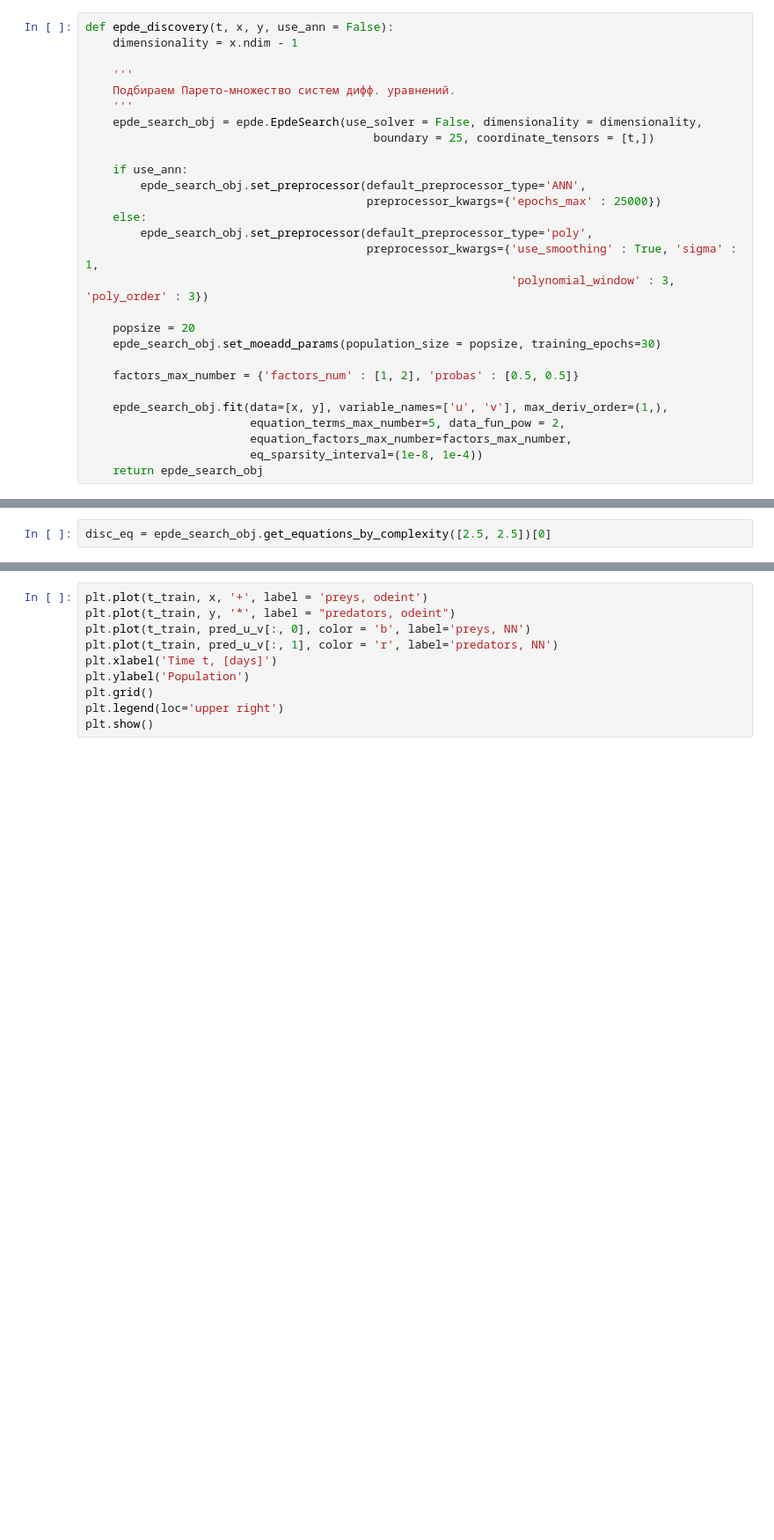
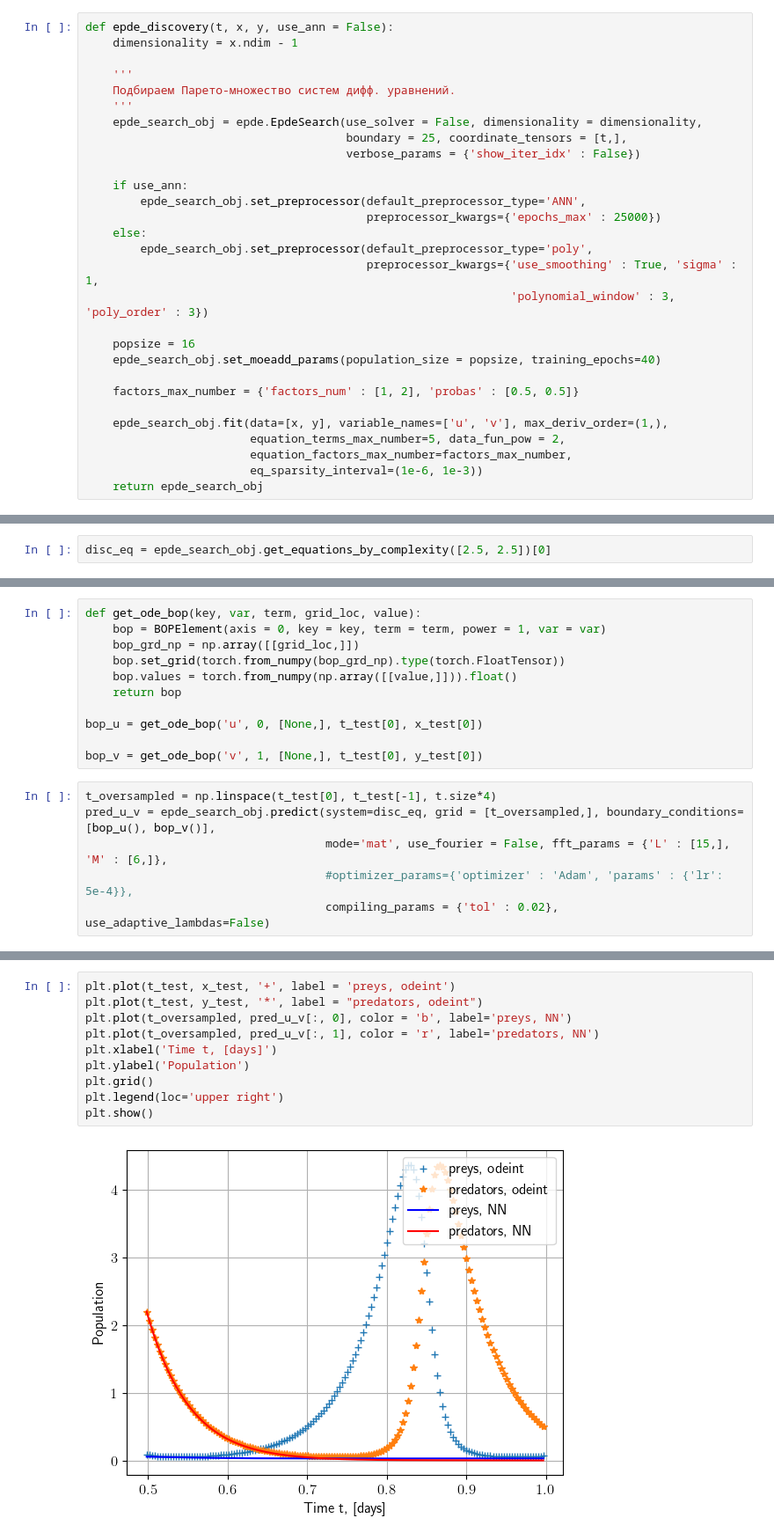
Before and after one commit to ITMO-NSS-team/EPDE, a Jupyter notebook: examples/Systems of ODE.ipynb, the cells around one changed output, grey strips where cells are left out. Shown at 88% size. Drawn from its saved outputs; the diff is of its cells as text; blank space fills up the shorter version.

Commit message:
Adaptive lambdas closure addition

```diff
--- a/examples/Systems of ODE.ipynb
+++ b/examples/Systems of ODE.ipynb
@@ -55,7 +58,8 @@ def epde_discovery(t, x, y, use_ann = False):
     Подбираем Парето-множество систем дифф. уравнений.
     '''
     epde_search_obj = epde.EpdeSearch(use_solver = False, dimensionality = dimensionality,
-                                          boundary = 25, coordinate_tensors = [t,])
+                                      boundary = 25, coordinate_tensors = [t,],
+                                      verbose_params = {'show_iter_idx' : False})
 
     if use_ann:
         epde_search_obj.set_preprocessor(default_preprocessor_type='ANN',
@@ -65,15 +69,15 @@ def epde_discovery(t, x, y, use_ann = False):
                                          preprocessor_kwargs={'use_smoothing' : True, 'sigma' : 1,
                                                               'polynomial_window' : 3, 'poly_order' : 3})
 
-    popsize = 20
-    epde_search_obj.set_moeadd_params(population_size = popsize, training_epochs=30)
+    popsize = 16
+    epde_search_obj.set_moeadd_params(population_size = popsize, training_epochs=40)
 
     factors_max_number = {'factors_num' : [1, 2], 'probas' : [0.5, 0.5]}
 
     epde_search_obj.fit(data=[x, y], variable_names=['u', 'v'], max_deriv_order=(1,),
                         equation_terms_max_number=5, data_fun_pow = 2,
                         equation_factors_max_number=factors_max_number,
-                        eq_sparsity_interval=(1e-8, 1e-4))
+                        eq_sparsity_interval=(1e-6, 1e-3))
     return epde_search_obj
 # %%
 fig, (ax1, ax2) = plt.subplots(ncols=2, figsize=(10, 5))
@@ -104,0 +135,17 @@ pred_u_v = epde_search_obj.predict(system=disc_eq, boundary_conditions=None, mod
+# %%
+def get_ode_bop(key, var, term, grid_loc, value):
+    bop = BOPElement(axis = 0, key = key, term = term, power = 1, var = var)
+    bop_grd_np = np.array([[grid_loc,]])
+    bop.set_grid(torch.from_numpy(bop_grd_np).type(torch.FloatTensor))
+    bop.values = torch.from_numpy(np.array([[value,]])).float()
+    return bop
+
+bop_u = get_ode_bop('u', 0, [None,], t_test[0], x_test[0])
+
+bop_v = get_ode_bop('v', 1, [None,], t_test[0], y_test[0])
+# %%
+t_oversampled = np.linspace(t_test[0], t_test[-1], t.size*4)
+pred_u_v = epde_search_obj.predict(system=disc_eq, grid = [t_oversampled,], boundary_conditions=[bop_u(), bop_v()],
+                                   mode='mat', use_fourier = False, fft_params = {'L' : [15,], 'M' : [6,]},
+                                   #optimizer_params={'optimizer' : 'Adam', 'params' : {'lr': 5e-4}},
+                                   compiling_params = {'tol' : 0.02}, use_adaptive_lambdas=False)
@@ -105,10 +168,12 @@ pred_u_v = epde_search_obj.predict(system=disc_eq, boundary_conditions=None, mod
 # %%
-plt.plot(t_train, x, '+', label = 'preys, odeint')
-plt.plot(t_train, y, '*', label = "predators, odeint")
-plt.plot(t_train, pred_u_v[:, 0], color = 'b', label='preys, NN')
-plt.plot(t_train, pred_u_v[:, 1], color = 'r', label='predators, NN')
+plt.plot(t_test, x_test, '+', label = 'preys, odeint')
+plt.plot(t_test, y_test, '*', label = "predators, odeint")
+plt.plot(t_oversampled, pred_u_v[:, 0], color = 'b', label='preys, NN')
+plt.plot(t_oversampled, pred_u_v[:, 1], color = 'r', label='predators, NN')
 plt.xlabel('Time t, [days]')
 plt.ylabel('Population')
 plt.grid()
 plt.legend(loc='upper right')
 plt.show()
+# %% [output]
+[figure, added]
```
Also changed, not shown: parts of 9 cells of this notebook, 7 other files.
